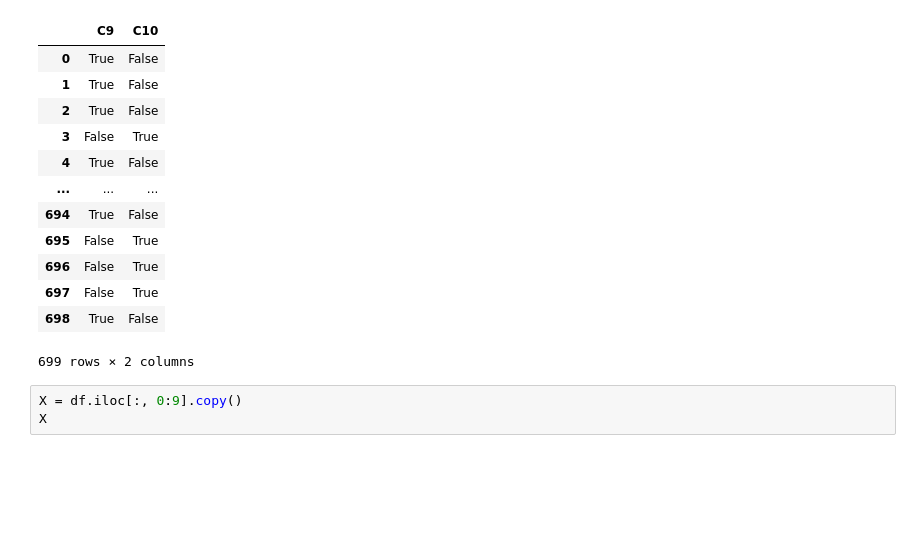
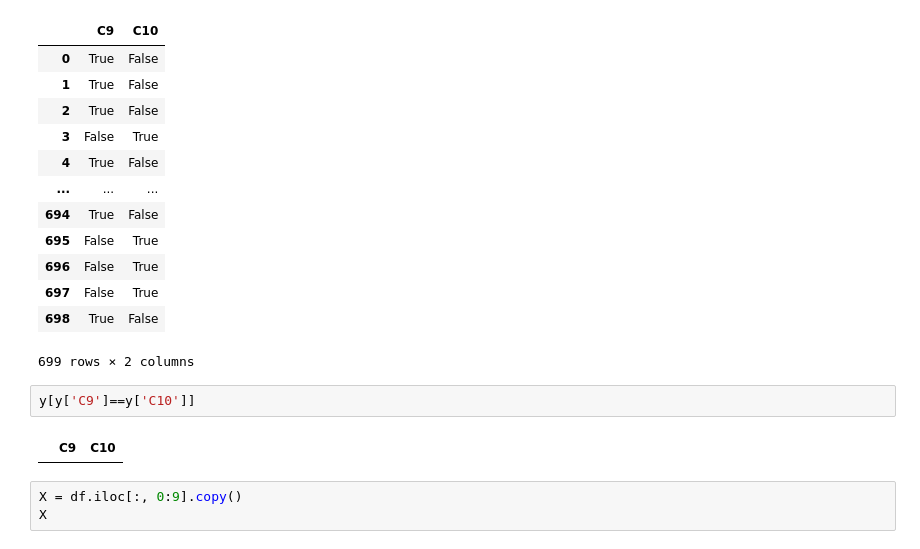
Before and after one commit to RelaxingCoyote/NEUROEV, a Jupyter notebook: NCL_Khayrov.ipynb, the cells around one changed output. Cells and saved outputs as stored; diff of their text form; blank space fills up the shorter version.

```diff
--- a/NCL_Khayrov.ipynb
+++ b/NCL_Khayrov.ipynb
@@ -150,6 +147,10 @@ y
 | 697 | False | True |
 | 698 | True | False |
 699 rows × 2 columns
+# %%
+y[y['C9']==y['C10']]
+# %% [output]
+|  | C9 | C10 |
 # %%
 X = df.iloc[:, 0:9].copy()
 X
```
Also changed, not shown: parts of 10 cells of this notebook.
